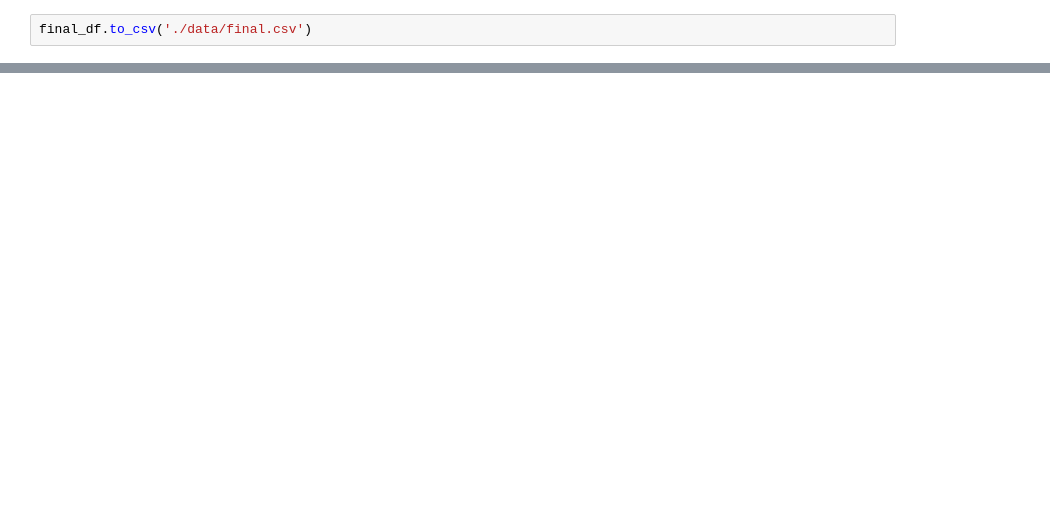
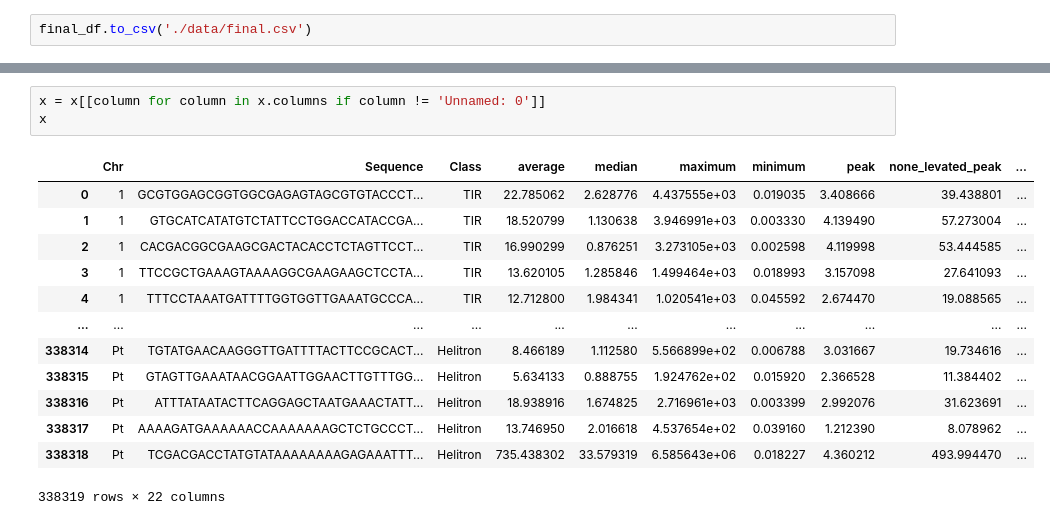
Before and after one commit to PedroVNasc/Trabalho-Bioinfo, a Jupyter notebook: data.ipynb, the cells around one changed output, grey strips where cells are left out. Drawn from its saved outputs; the diff is of its cells as text; blank space fills up the shorter version.

```diff
--- a/data.ipynb
+++ b/data.ipynb
@@ -78,0 +241,17 @@ final_df.to_csv('./data/final.csv')
+# %%
+x = x[[column for column in x.columns if column != 'Unnamed: 0']]
+x
+# %% [output]
+|  | Chr | Sequence | Class | average | median | maximum | minimum | peak | none_levated_peak | ... |
+| 0 | 1 | GCGTGGAGCGGTGGCGAGAGTAGCGTGTACCCT... | TIR | 22.785062 | 2.628776 | 4.437555e+03 | 0.019035 | 3.408666 | 39.438801 | ... |
+| 1 | 1 | GTGCATCATATGTCTATTCCTGGACCATACCGA... | TIR | 18.520799 | 1.130638 | 3.946991e+03 | 0.003330 | 4.139490 | 57.273004 | ... |
+| 2 | 1 | CACGACGGCGAAGCGACTACACCTCTAGTTCCT... | TIR | 16.990299 | 0.876251 | 3.273105e+03 | 0.002598 | 4.119998 | 53.444585 | ... |
+| 3 | 1 | TTCCGCTGAAAGTAAAAGGCGAAGAAGCTCCTA... | TIR | 13.620105 | 1.285846 | 1.499464e+03 | 0.018993 | 3.157098 | 27.641093 | ... |
+| 4 | 1 | TTTCCTAAATGATTTTGGTGGTTGAAATGCCCA... | TIR | 12.712800 | 1.984341 | 1.020541e+03 | 0.045592 | 2.674470 | 19.088565 | ... |
+| ... | ... | ... | ... | ... | ... | ... | ... | ... | ... | ... |
+| 338314 | Pt | TGTATGAACAAGGGTTGATTTTACTTCCGCACT... | Helitron | 8.466189 | 1.112580 | 5.566899e+02 | 0.006788 | 3.031667 | 19.734616 | ... |
+| 338315 | Pt | GTAGTTGAAATAACGGAATTGGAACTTGTTTGG... | Helitron | 5.634133 | 0.888755 | 1.924762e+02 | 0.015920 | 2.366528 | 11.384402 | ... |
+| 338316 | Pt | ATTTATAATACTTCAGGAGCTAATGAAACTATT... | Helitron | 18.938916 | 1.674825 | 2.716961e+03 | 0.003399 | 2.992076 | 31.623691 | ... |
+| 338317 | Pt | AAAAGATGAAAAAACCAAAAAAAGCTCTGCCCT... | Helitron | 13.746950 | 2.016618 | 4.537654e+02 | 0.039160 | 1.212390 | 8.078962 | ... |
+| 338318 | Pt | TCGACGACCTATGTATAAAAAAAAGAGAAATTT... | Helitron | 735.438302 | 33.579319 | 6.585643e+06 | 0.018227 | 4.360212 | 493.994470 | ... |
+338319 rows × 22 columns
```
Also changed, not shown: parts of 12 cells of this notebook.
